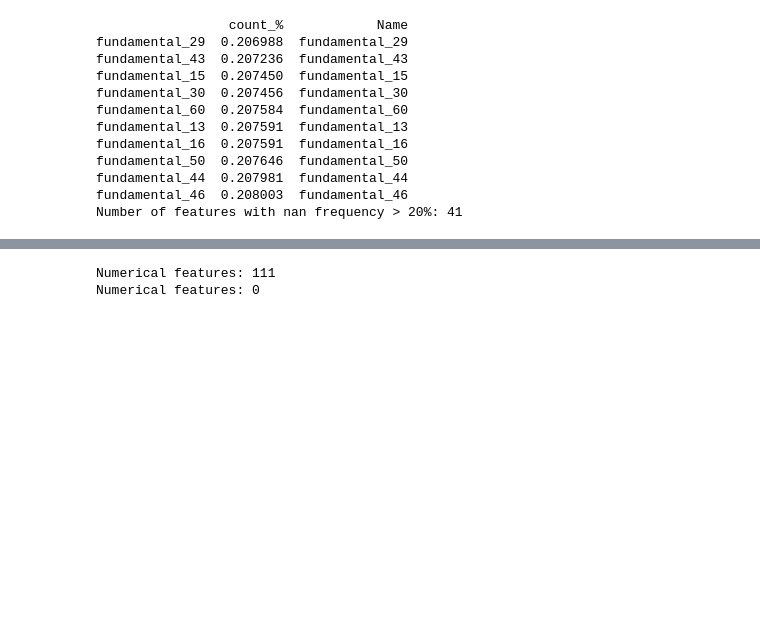
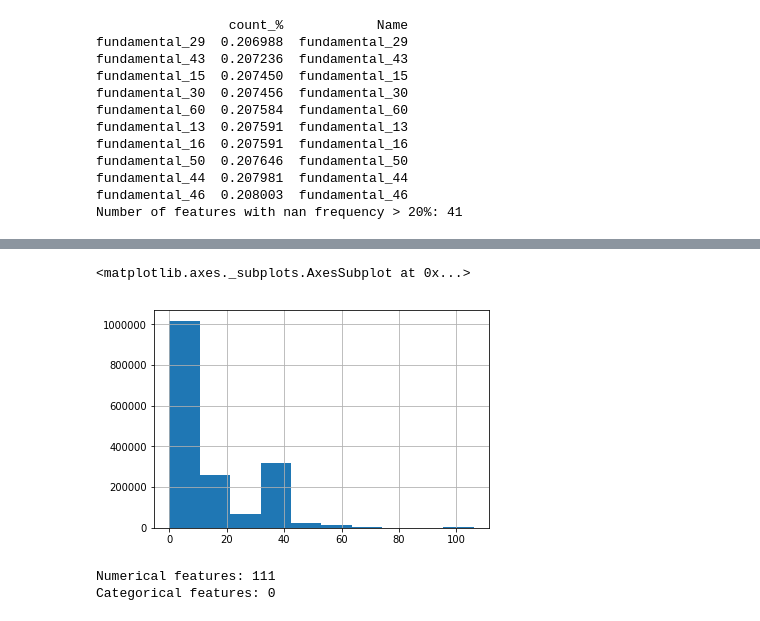
Before and after one commit to surfertas/machine_learning, a Jupyter notebook: kaggle/two_sigma_financial/2-0-two_sigma_financial_model_data_exploration_nans.ipynb, the cells around one changed output, grey strips where cells are left out. Saved outputs shown, nothing was run; the diff lists cells and outputs as text; code cells hidden in the pictures; blank space fills up the shorter version.

```diff
--- a/kaggle/two_sigma_financial/2-0-two_sigma_financial_model_data_exploration_nans.ipynb
+++ b/kaggle/two_sigma_financial/2-0-two_sigma_financial_model_data_exploration_nans.ipynb
@@ -127,0 +183,2 @@ Number of features with nan frequency > 20%: 41
+# %%
+nan_rows = df.isnull().sum(axis=1)
@@ -128,14 +205,13 @@ Number of features with nan frequency > 20%: 41
+# %%
+nan_rows.hist()
+# %% [output]
+<matplotlib.axes._subplots.AxesSubplot at 0x...>
+[figure, added]
 # %%
-numerical = []
-categorical = []
-for col in df.columns:
-    if df[col].dtype == 'object':
-        categorical.append(col)
-    else:
-        numerical.append(col)
-
-print("Numerical features: {}".format(len(numerical)))
-print("Numerical features: {}".format(len(categorical)))
+cat = df.select_dtypes(include=['object']).columns
+num = df.select_dtypes(exclude=['object']).columns
+print("Numerical features: {}".format(len(num)))
+print("Categorical features: {}".format(len(cat)))
 # %% [output]
 Numerical features: 111
-Numerical features: 0
+Categorical features: 0
```
Also changed, not shown: parts of 8 cells of this notebook.
